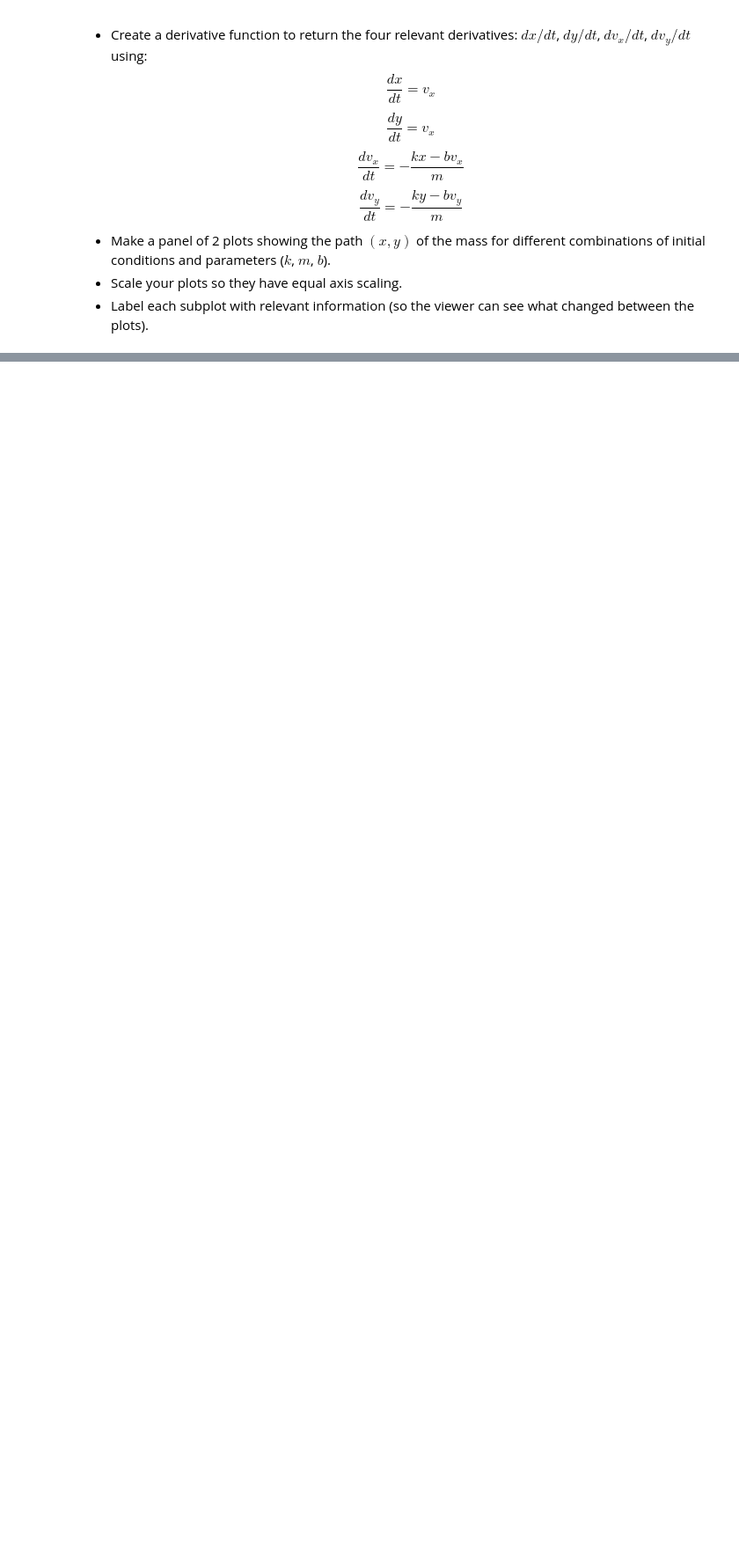
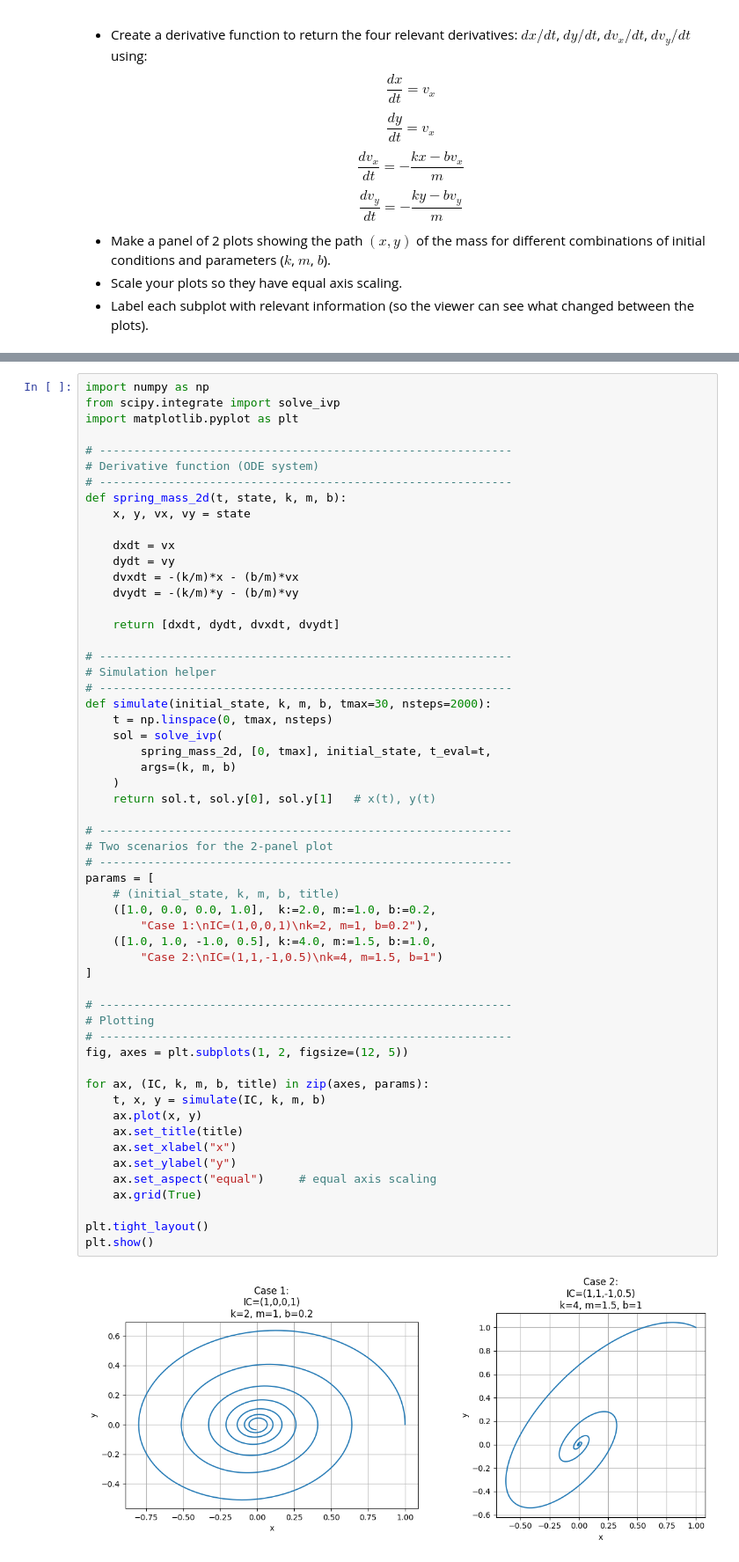
Before and after one commit to jakeTHEEsnak8/Computational-Physics, a Jupyter notebook: ode/ode_2_v3.ipynb, the cells around one changed output, grey strips where cells are left out. Shown at 88% size. Drawn from its saved outputs; the diff is of its cells as text; blank space fills up the shorter version.

```diff
--- a/ode/ode_2_v3.ipynb
+++ b/ode/ode_2_v3.ipynb
@@ -413,0 +357,58 @@ TypeError: deriv_spring() missing 2 required positional arguments: 'k' and 'b'
+# %%
+import numpy as np
+from scipy.integrate import solve_ivp
+import matplotlib.pyplot as plt
+
+# ------------------------------------------------------------
+# Derivative function (ODE system)
+# ------------------------------------------------------------
+def spring_mass_2d(t, state, k, m, b):
+    x, y, vx, vy = state
+
+    dxdt = vx
+    dydt = vy
+    dvxdt = -(k/m)*x - (b/m)*vx
+    dvydt = -(k/m)*y - (b/m)*vy
+
+    return [dxdt, dydt, dvxdt, dvydt]
+
+# ------------------------------------------------------------
+# Simulation helper
+# ------------------------------------------------------------
+def simulate(initial_state, k, m, b, tmax=30, nsteps=2000):
+    t = np.linspace(0, tmax, nsteps)
+    sol = solve_ivp(
+        spring_mass_2d, [0, tmax], initial_state, t_eval=t,
+        args=(k, m, b)
+    )
+    return sol.t, sol.y[0], sol.y[1]   # x(t), y(t)
+
+# ------------------------------------------------------------
+# Two scenarios for the 2-panel plot
+# ------------------------------------------------------------
+params = [
+    # (initial_state, k, m, b, title)
+    ([1.0, 0.0, 0.0, 1.0],  k:=2.0, m:=1.0, b:=0.2,
+        "Case 1:\nIC=(1,0,0,1)\nk=2, m=1, b=0.2"),
+    ([1.0, 1.0, -1.0, 0.5], k:=4.0, m:=1.5, b:=1.0,
+        "Case 2:\nIC=(1,1,-1,0.5)\nk=4, m=1.5, b=1")
+]
+
+# ------------------------------------------------------------
+# Plotting
+# ------------------------------------------------------------
+fig, axes = plt.subplots(1, 2, figsize=(12, 5))
+
+for ax, (IC, k, m, b, title) in zip(axes, params):
+    t, x, y = simulate(IC, k, m, b)
+    ax.plot(x, y)
+    ax.set_title(title)
+    ax.set_xlabel("x")
+    ax.set_ylabel("y")
+    ax.set_aspect("equal")     # equal axis scaling
+    ax.grid(True)
+
+plt.tight_layout()
+plt.show()
+# %% [output]
+[figure, added]
```
Also changed, not shown: parts of 4 cells of this notebook.
